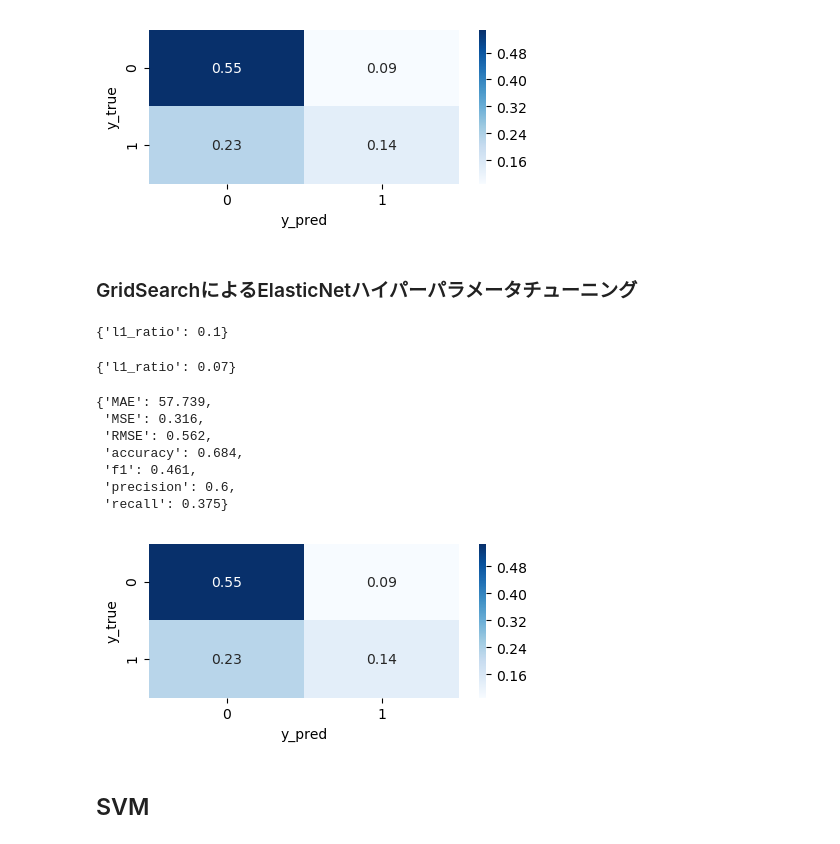
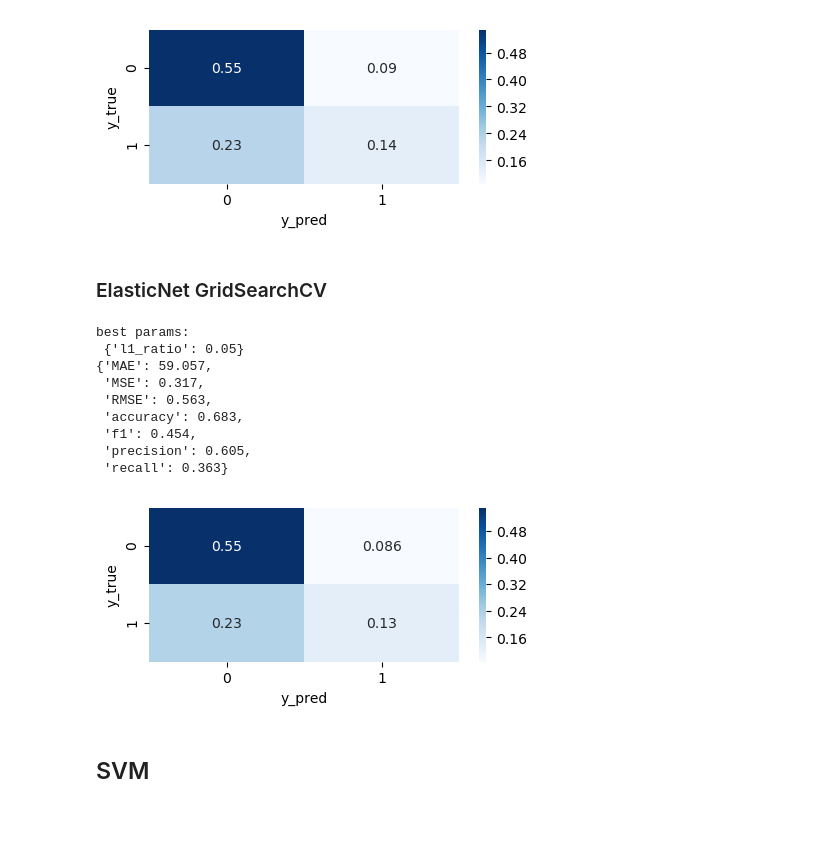
Before and after one commit to masam101376/kickstarter-projects, a Jupyter notebook: practice_marged.ipynb, the cells around one changed output. Saved outputs shown, nothing was run; the diff lists cells and outputs as text; code cells hidden in the pictures.

```diff
--- a/practice_marged.ipynb
+++ b/practice_marged.ipynb
@@ -668,57 +681,52 @@ summary['ElasticNet'] = stats
  'precision': 0.6,
  'recall': 0.374}
 [figure]
-# %% [markdown]
-### GridSearchによるElasticNetハイパーパラメータチューニング
+# %% [markdown]
+### ElasticNet GridSearchCV
 # %%
+### prepare data
+X_train, X_test, y_train, y_test = train_test_split(X, y, test_size=0.2, random_state=1234)
+
+### prepare model
 model = SGDClassifier(loss='log',
                     penalty='ElasticNet',
                     # l1_ratio=0.15,
                     fit_intercept=True,
                     max_iter=1e5,
                     tol=1e-3,
                     random_state=1234)
 
-parameters = {'l1_ratio': np.arange(0.1, 1, 0.2)}
+parameters = {'l1_ratio': np.arange(0.05, 0.15, 0.02)}
+clf = GridSearchCV(model, parameters, cv=splitter, scoring='accuracy')
 
-clf = GridSearchCV(model, parameters, cv=3, scoring='accuracy')
-clf.fit(X, y)
-clf.best_params_
+### learn
+clf.fit(X_train, y_train)
+
+### check parameters
+print(f'best params: \n {clf.best_params_}')
+
+### check scores
+y_pred = clf.predict(X_test)
+res = pd.DataFrame({'y_true': y_test, 'y_pred': y_pred})
+stats = errors_and_scores(res)
+pprint.pprint(stats)
+conf_mat(res)
+
+### save results
+name = 'ElasticNet_GridCV'
+tuned_params[name] = clf.best_params_
+summary[name] = stats
 # %% [output]
-{'l1_ratio': 0.1}
+best params:
+ {'l1_ratio': 0.05}
+{'MAE': 59.057,
+ 'MSE': 0.317,
+ 'RMSE': 0.563,
+ 'accuracy': 0.683,
+ 'f1': 0.454,
+ 'precision': 0.605,
+ 'recall': 0.363}
+[figure, added]
-# %%
-parameters = {'l1_ratio': np.arange(0.05, 0.15, 0.02)}
-
-clf = GridSearchCV(model, parameters, cv=3, scoring='accuracy')
-clf.fit(X, y)
-clf.best_params_
-# %% [output]
-{'l1_ratio': 0.07}
-# %%
-### ベストなパラメータを使い交差検証
-clf = SGDClassifier(loss='log',
-                    penalty='ElasticNet',
-                    l1_ratio=0.07,
-                    fit_intercept=True,
-                    max_iter=1e5,
-                    tol=1e-3,
-                    random_state=1234)
-
-res = CV(clf, X, y)
-stats = errors_and_scores(res)
-pprint.pprint(stats)
-conf_mat(res)
-
-summary['ElasticNet_Tuned'] = stats
-# %% [output]
-{'MAE': 57.739,
- 'MSE': 0.316,
- 'RMSE': 0.562,
- 'accuracy': 0.684,
- 'f1': 0.461,
- 'precision': 0.6,
- 'recall': 0.375}
-[figure, removed]
 # %% [markdown]
 ## SVM
 # %%
```
Also changed, not shown: parts of 71 cells of this notebook.
